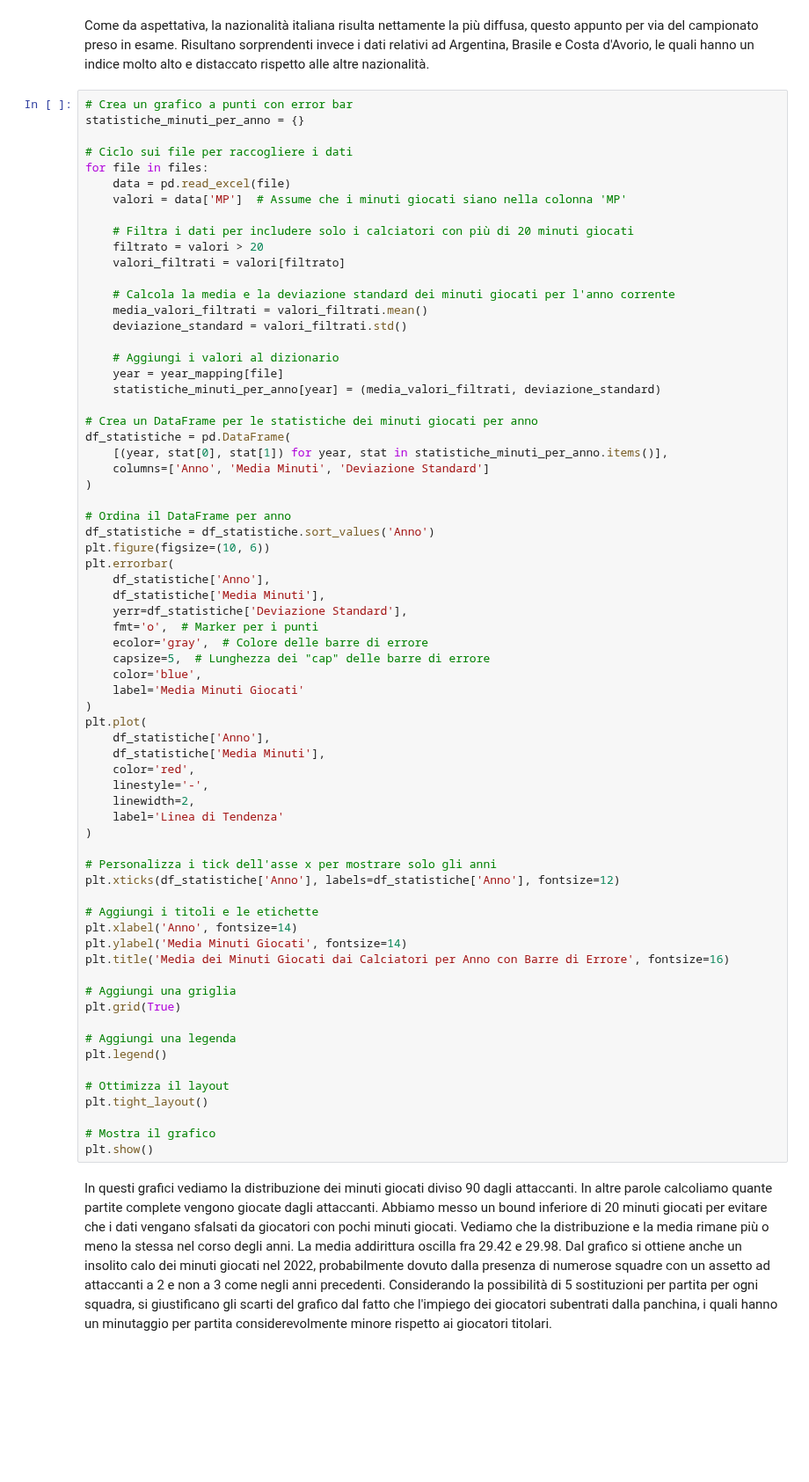
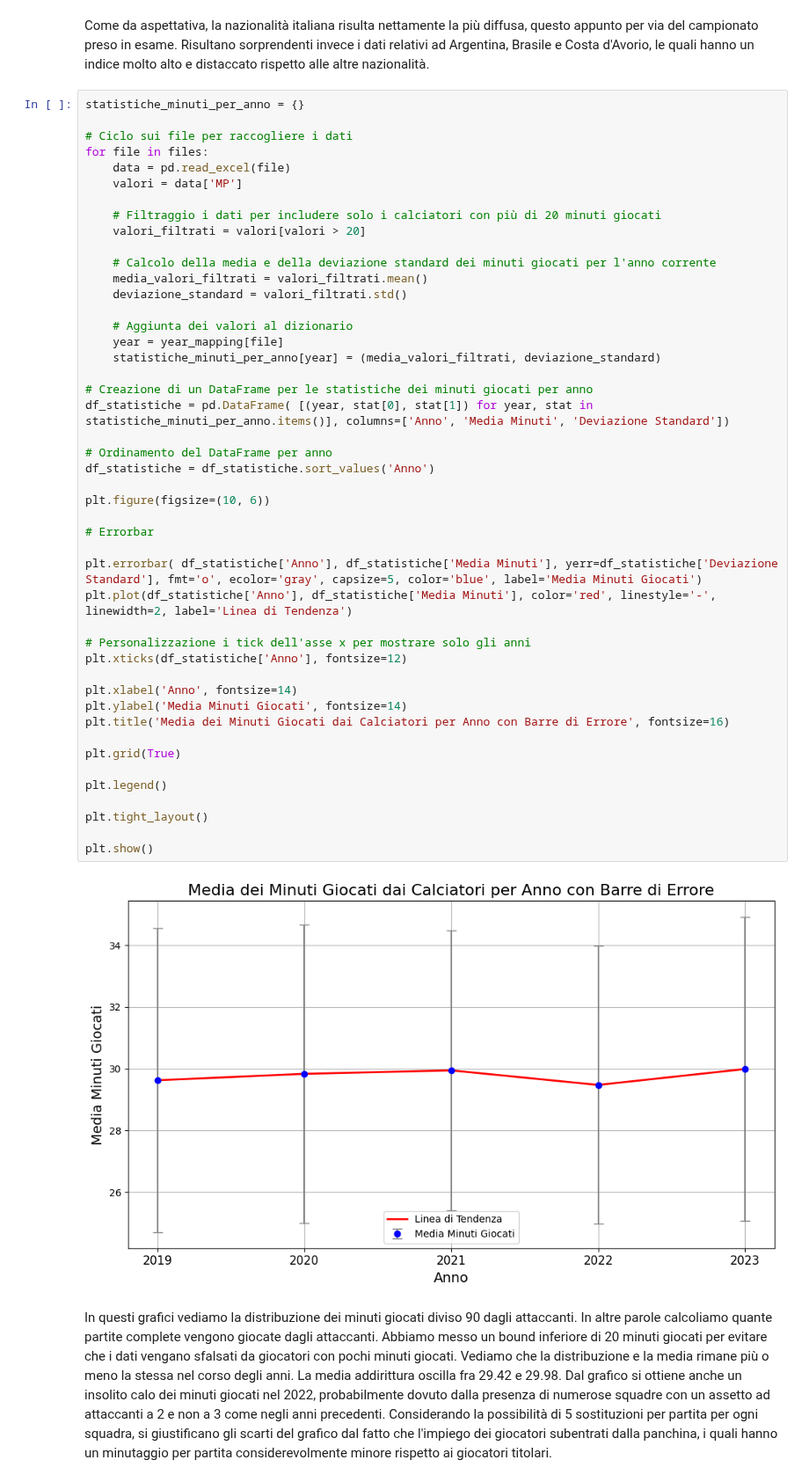
Before and after one commit to Alecaste96/Pytone, a Jupyter notebook: ATTACCANTI/ATTACCANTI.ipynb, the cells around one changed output. Shown at 88% size. Cells and saved outputs as stored; diff of their text form; blank space fills up the shorter version.

```diff
--- a/ATTACCANTI/ATTACCANTI.ipynb
+++ b/ATTACCANTI/ATTACCANTI.ipynb
@@ -153,73 +137,53 @@ fig.show()
 # %% [markdown]
 Come da aspettativa, la nazionalità italiana risulta nettamente la più diffusa, questo appunto per via del campionato preso in esame. Risultano sorprendenti invece i dati relativi ad Argentina, Brasile e Costa d'Avorio, le quali hanno un indice molto alto e distaccato rispetto alle altre nazionalità.
 # %%
-# Crea un grafico a punti con error bar
 statistiche_minuti_per_anno = {}
 
 # Ciclo sui file per raccogliere i dati
 for file in files:
     data = pd.read_excel(file)
-    valori = data['MP']  # Assume che i minuti giocati siano nella colonna 'MP'
+    valori = data['MP']
 
-    # Filtra i dati per includere solo i calciatori con più di 20 minuti giocati
-    filtrato = valori > 20
-    valori_filtrati = valori[filtrato]
+    # Filtraggio i dati per includere solo i calciatori con più di 20 minuti giocati
+    valori_filtrati = valori[valori > 20]
 
-    # Calcola la media e la deviazione standard dei minuti giocati per l'anno corrente
+    # Calcolo della media e della deviazione standard dei minuti giocati per l'anno corrente
     media_valori_filtrati = valori_filtrati.mean()
     deviazione_standard = valori_filtrati.std()
 
-    # Aggiungi i valori al dizionario
+    # Aggiunta dei valori al dizionario
     year = year_mapping[file]
     statistiche_minuti_per_anno[year] = (media_valori_filtrati, deviazione_standard)
 
-# Crea un DataFrame per le statistiche dei minuti giocati per anno
-df_statistiche = pd.DataFrame(
-    [(year, stat[0], stat[1]) for year, stat in statistiche_minuti_per_anno.items()],
-    columns=['Anno', 'Media Minuti', 'Deviazione Standard']
-)
+# Creazione di un DataFrame per le statistiche dei minuti giocati per anno
+df_statistiche = pd.DataFrame( [(year, stat[0], stat[1]) for year, stat in statistiche_minuti_per_anno.items()], columns=['Anno', 'Media Minuti', 'Deviazione Standard'])
 
-# Ordina il DataFrame per anno
+# Ordinamento del DataFrame per anno
 df_statistiche = df_statistiche.sort_values('Anno')
+
 plt.figure(figsize=(10, 6))
-plt.errorbar(
-    df_statistiche['Anno'],
-    df_statistiche['Media Minuti'],
-    yerr=df_statistiche['Deviazione Standard'],
-    fmt='o',  # Marker per i punti
-    ecolor='gray',  # Colore delle barre di errore
-    capsize=5,  # Lunghezza dei "cap" delle barre di errore
-    color='blue',
-    label='Media Minuti Giocati'
-)
-plt.plot(
-    df_statistiche['Anno'],
-    df_statistiche['Media Minuti'],
-    color='red',
-    linestyle='-',
-    linewidth=2,
-    label='Linea di Tendenza'
-)
 
-# Personalizza i tick dell'asse x per mostrare solo gli anni
-plt.xticks(df_statistiche['Anno'], labels=df_statistiche['Anno'], fontsize=12)
+# Errorbar
 
-# Aggiungi i titoli e le etichette
+plt.errorbar( df_statistiche['Anno'], df_statistiche['Media Minuti'], yerr=df_statistiche['Deviazione Standard'], fmt='o', ecolor='gray', capsize=5, color='blue', label='Media Minuti Giocati')
+plt.plot(df_statistiche['Anno'], df_statistiche['Media Minuti'], color='red', linestyle='-', linewidth=2, label='Linea di Tendenza')
+
+# Personalizzazione i tick dell'asse x per mostrare solo gli anni
+plt.xticks(df_statistiche['Anno'], fontsize=12)
+
 plt.xlabel('Anno', fontsize=14)
 plt.ylabel('Media Minuti Giocati', fontsize=14)
 plt.title('Media dei Minuti Giocati dai Calciatori per Anno con Barre di Errore', fontsize=16)
 
-# Aggiungi una griglia
 plt.grid(True)
 
-# Aggiungi una legenda
 plt.legend()
 
-# Ottimizza il layout
 plt.tight_layout()
 
-# Mostra il grafico
 plt.show()
+# %% [output]
+[figure, added]
 # %% [markdown]
 In questi grafici vediamo la distribuzione dei minuti giocati diviso 90 dagli attaccanti. In altre parole calcoliamo quante partite complete vengono giocate dagli attaccanti. Abbiamo messo un bound inferiore di 20 minuti giocati per evitare che i dati vengano sfalsati da giocatori con pochi minuti giocati. Vediamo che la distribuzione e la media rimane più o meno la stessa nel corso degli anni. La media addirittura oscilla fra 29.42 e 29.98. Dal grafico si ottiene anche un insolito calo dei minuti giocati nel 2022, probabilmente dovuto dalla presenza di numerose squadre con un assetto ad attaccanti a 2 e non a 3 come negli anni precedenti. Considerando la possibilità di 5 sostituzioni per partita per ogni squadra, si giustificano gli scarti del grafico dal fatto che l'impiego dei giocatori subentrati dalla panchina, i quali hanno un minutaggio per partita considerevolmente minore rispetto ai giocatori titolari.
 # %% [markdown]
```
Also changed, not shown: parts of 18 cells of this notebook, 6 other files.
